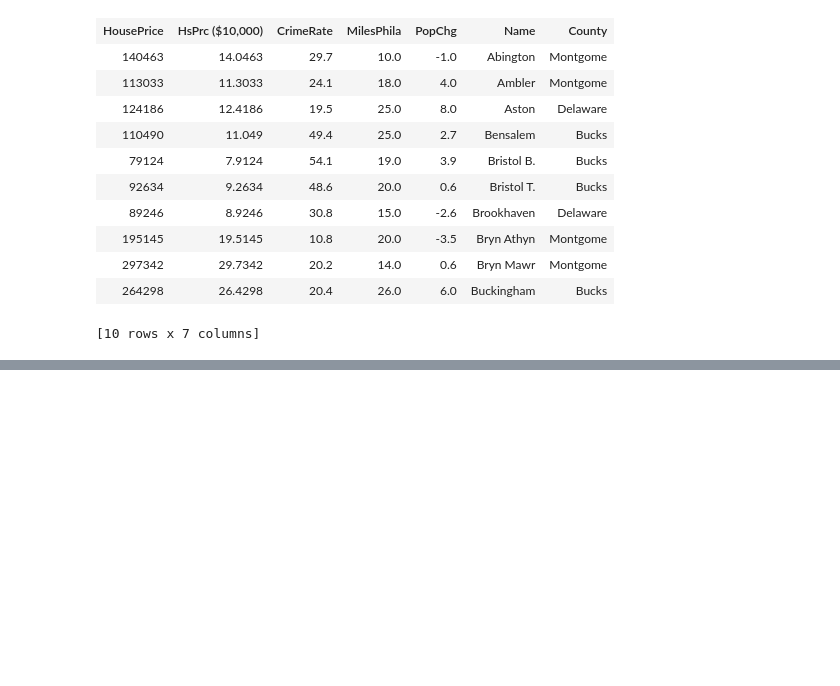
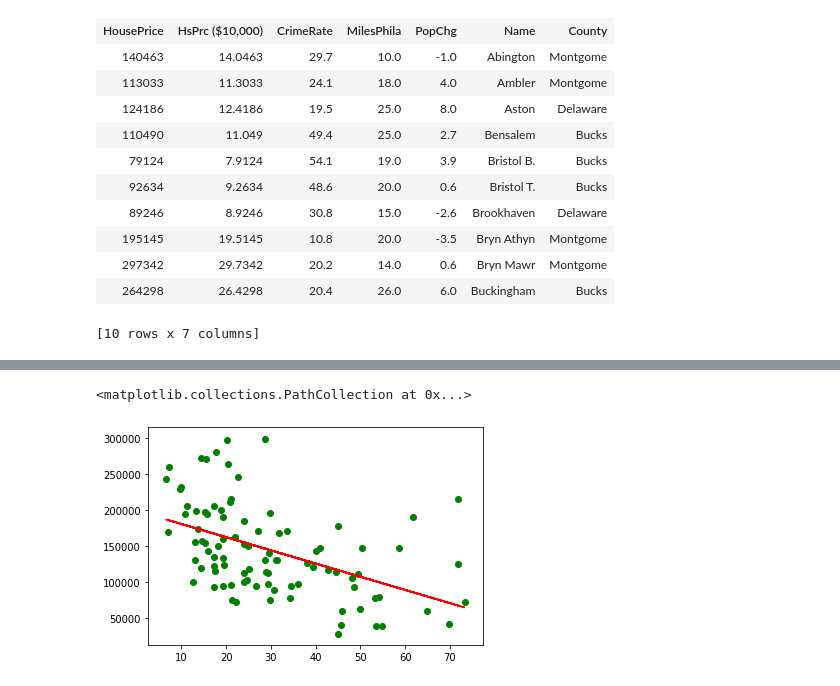
Before and after one commit to AkhilVinayakp/machine_Learning_Algorithms_python, a Jupyter notebook: regression/pred_house_price.ipynb, the cells around one changed output, grey strips where cells are left out. Drawn from its saved outputs; the diff is of its cells as text; code cells hidden in the pictures; blank space fills up the shorter version.

```diff
--- a/regression/pred_house_price.ipynb
+++ b/regression/pred_house_price.ipynb
@@ -40,0 +113,6 @@ crime_model = turicreate.linear_regression.create()
+# %%
+# removing data which is beeing priced high
+sales_noCC = sales_noCC[sales_noCC['HousePrice'] < 350000]
+# %%
+# recreating the model
+crime_modelCC = turicreate.linear_regression.create(sales_noCC, target="HousePrice", features=["CrimeRate"])
@@ -40,0 +133,6 @@ crime_model = turicreate.linear_regression.create()
+# %%
+plt.plot(sales_noCC['CrimeRate'],crime_modelCC.predict(sales_noCC), color='red')
+plt.scatter(sales_noCC['CrimeRate'],sales_noCC['HousePrice'], color='green')
+# %% [output]
+<matplotlib.collections.PathCollection at 0x...>
+[figure, added]
```
Also changed, not shown: parts of 10 cells of this notebook, 1 other file.
